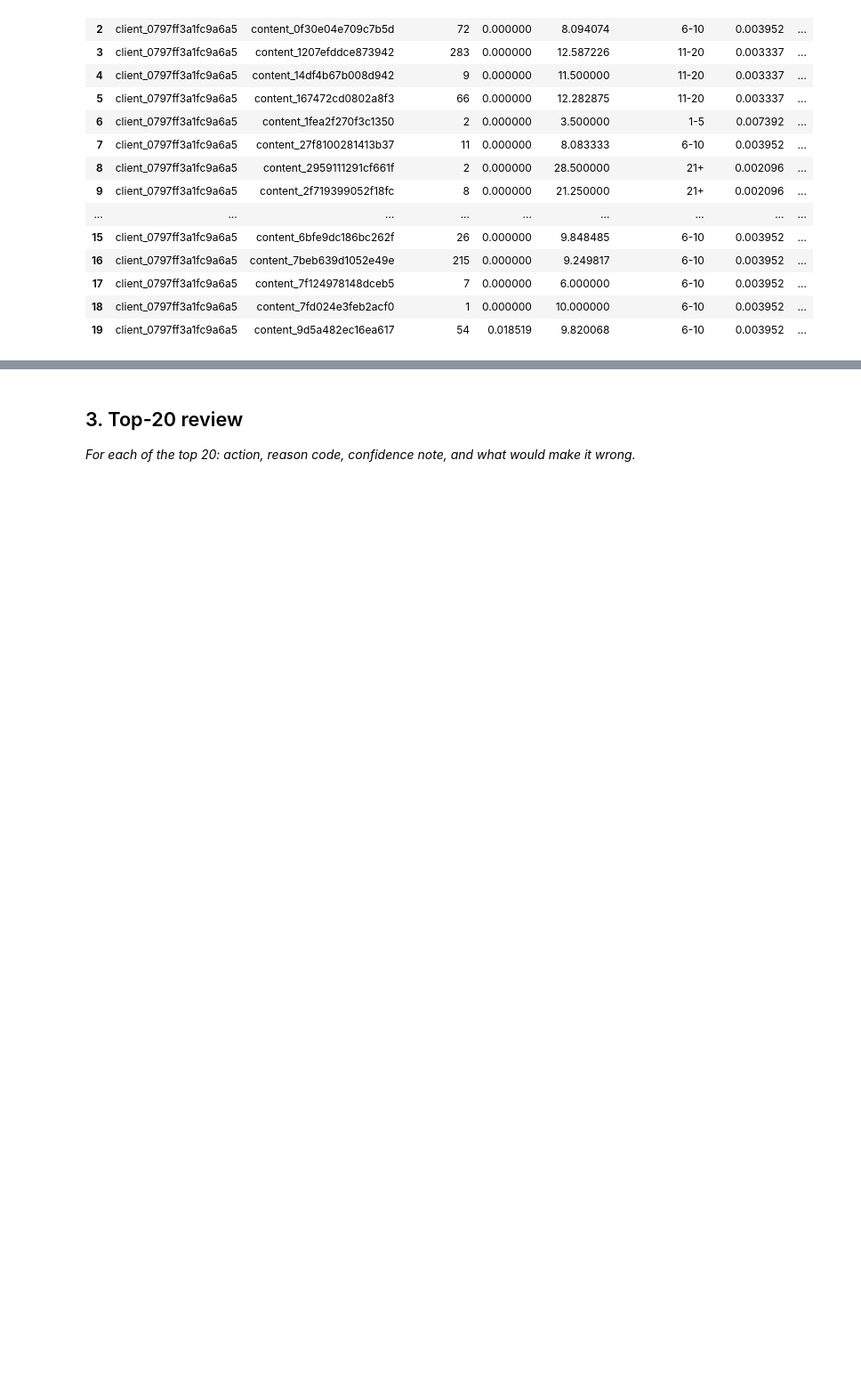
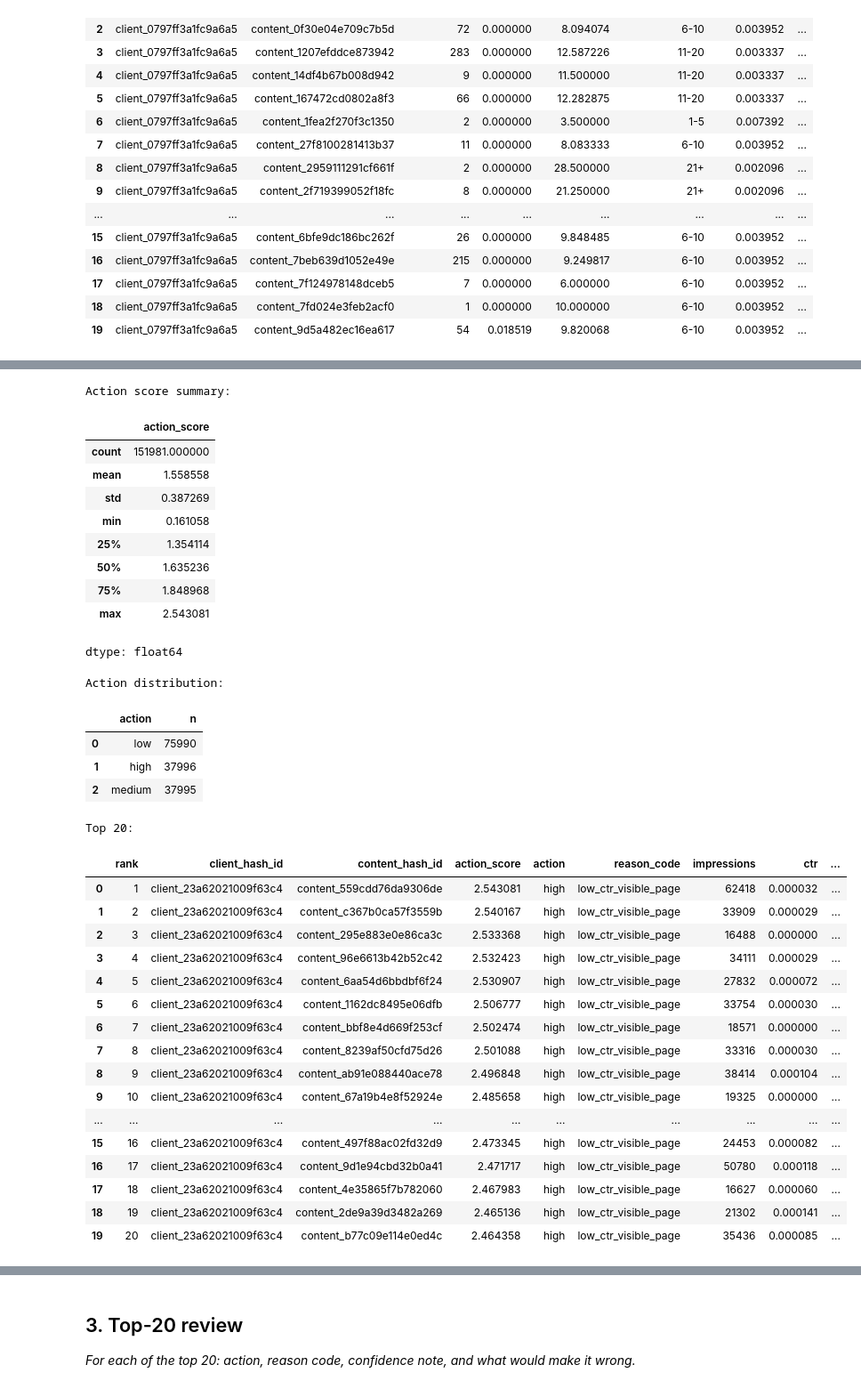
Before and after one commit to Jai-Kulkarni1905/Applied_Search_Intelligence, a Jupyter notebook: work/notebooks/w04_baseline_score.ipynb, the cells around one changed output, grey strips where cells are left out. Shown at 89% size. Drawn from its saved outputs; the diff is of its cells as text; code cells hidden in the pictures; blank space fills up the shorter version.

```diff
--- a/work/notebooks/w04_baseline_score.ipynb
+++ b/work/notebooks/w04_baseline_score.ipynb
@@ -622,0 +521,77 @@ for k in [10, 50, 100]:
+# %%
+
+# 8. FINAL RANKED QUEUE
+
+action_output = action_df[
+    [
+        "rank",
+        "client_hash_id",
+        "content_hash_id",
+        "action_score",
+        "action",
+        "reason_code",
+        "impressions",
+        "ctr",
+        "avg_position",
+        "expected_ctr",
+        "relative_ctr",
+        "ctr_need",
+        "visibility_strength",
+        "position_need",
+        "zero_visibility_need"
+    ]
+].copy()
+
+
+print("Action score summary:")
+display(
+    action_output["action_score"].describe()
+)
+
+print("\nAction distribution:")
+display(
+    action_output["action"]
+    .value_counts()
+    .rename_axis("action")
+    .reset_index(name="n")
+)
+
+print("\nTop 20:")
+display(
+    action_output.head(20)
+)
+# %% [output]
+Action score summary:
+|  | action_score |
+| count | 151981.000000 |
+| mean | 1.558558 |
+| std | 0.387269 |
+| min | 0.161058 |
+| 25% | 1.354114 |
+| 50% | 1.635236 |
+| 75% | 1.848968 |
+| max | 2.543081 |
+dtype: float64
+Action distribution:
+|  | action | n |
+| 0 | low | 75990 |
+| 1 | high | 37996 |
+| 2 | medium | 37995 |
+Top 20:
+|  | rank | client_hash_id | content_hash_id | action_score | action | reason_code | impressions | ctr | ... |
+| 0 | 1 | client_23a62021009f63c4 | content_559cdd76da9306de | 2.543081 | high | low_ctr_visible_page | 62418 | 0.000032 | ... |
+| 1 | 2 | client_23a62021009f63c4 | content_c367b0ca57f3559b | 2.540167 | high | low_ctr_visible_page | 33909 | 0.000029 | ... |
+| 2 | 3 | client_23a62021009f63c4 | content_295e883e0e86ca3c | 2.533368 | high | low_ctr_visible_page | 16488 | 0.000000 | ... |
+| 3 | 4 | client_23a62021009f63c4 | content_96e6613b42b52c42 | 2.532423 | high | low_ctr_visible_page | 34111 | 0.000029 | ... |
+| 4 | 5 | client_23a62021009f63c4 | content_6aa54d6bbdbf6f24 | 2.530907 | high | low_ctr_visible_page | 27832 | 0.000072 | ... |
+| 5 | 6 | client_23a62021009f63c4 | content_1162dc8495e06dfb | 2.506777 | high | low_ctr_visible_page | 33754 | 0.000030 | ... |
+| 6 | 7 | client_23a62021009f63c4 | content_bbf8e4d669f253cf | 2.502474 | high | low_ctr_visible_page | 18571 | 0.000000 | ... |
+| 7 | 8 | client_23a62021009f63c4 | content_8239af50cfd75d26 | 2.501088 | high | low_ctr_visible_page | 33316 | 0.000030 | ... |
+| 8 | 9 | client_23a62021009f63c4 | content_ab91e088440ace78 | 2.496848 | high | low_ctr_visible_page | 38414 | 0.000104 | ... |
+| 9 | 10 | client_23a62021009f63c4 | content_67a19b4e8f52924e | 2.485658 | high | low_ctr_visible_page | 19325 | 0.000000 | ... |
+| ... | ... | ... | ... | ... | ... | ... | ... | ... | ... |
+| 15 | 16 | client_23a62021009f63c4 | content_497f88ac02fd32d9 | 2.473345 | high | low_ctr_visible_page | 24453 | 0.000082 | ... |
+| 16 | 17 | client_23a62021009f63c4 | content_9d1e94cbd32b0a41 | 2.471717 | high | low_ctr_visible_page | 50780 | 0.000118 | ... |
+| 17 | 18 | client_23a62021009f63c4 | content_4e35865f7b782060 | 2.467983 | high | low_ctr_visible_page | 16627 | 0.000060 | ... |
+| 18 | 19 | client_23a62021009f63c4 | content_2de9a39d3482a269 | 2.465136 | high | low_ctr_visible_page | 21302 | 0.000141 | ... |
+| 19 | 20 | client_23a62021009f63c4 | content_b77c09e114e0ed4c | 2.464358 | high | low_ctr_visible_page | 35436 | 0.000085 | ... |
```
Also changed, not shown: parts of 31 cells of this notebook.
